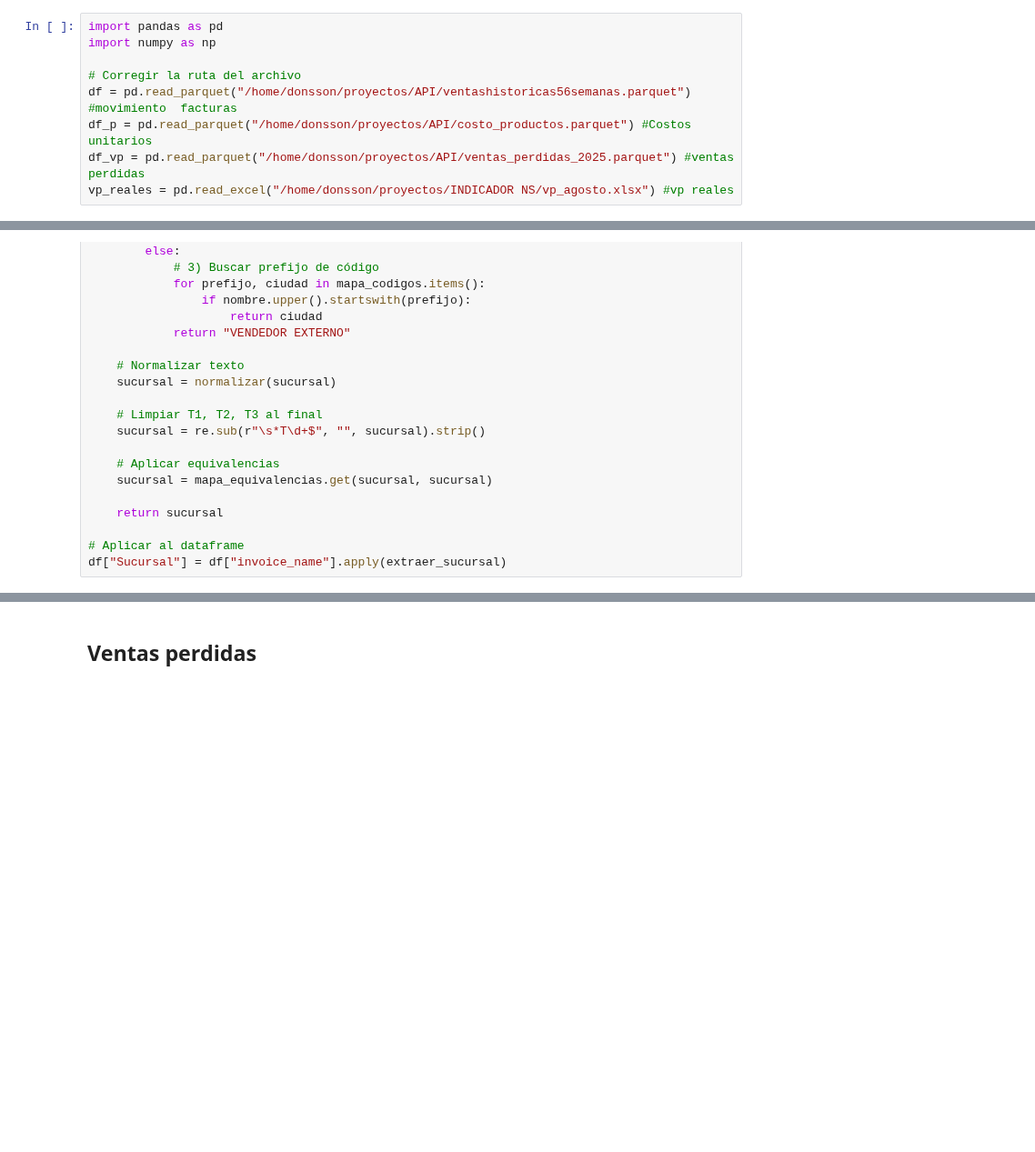
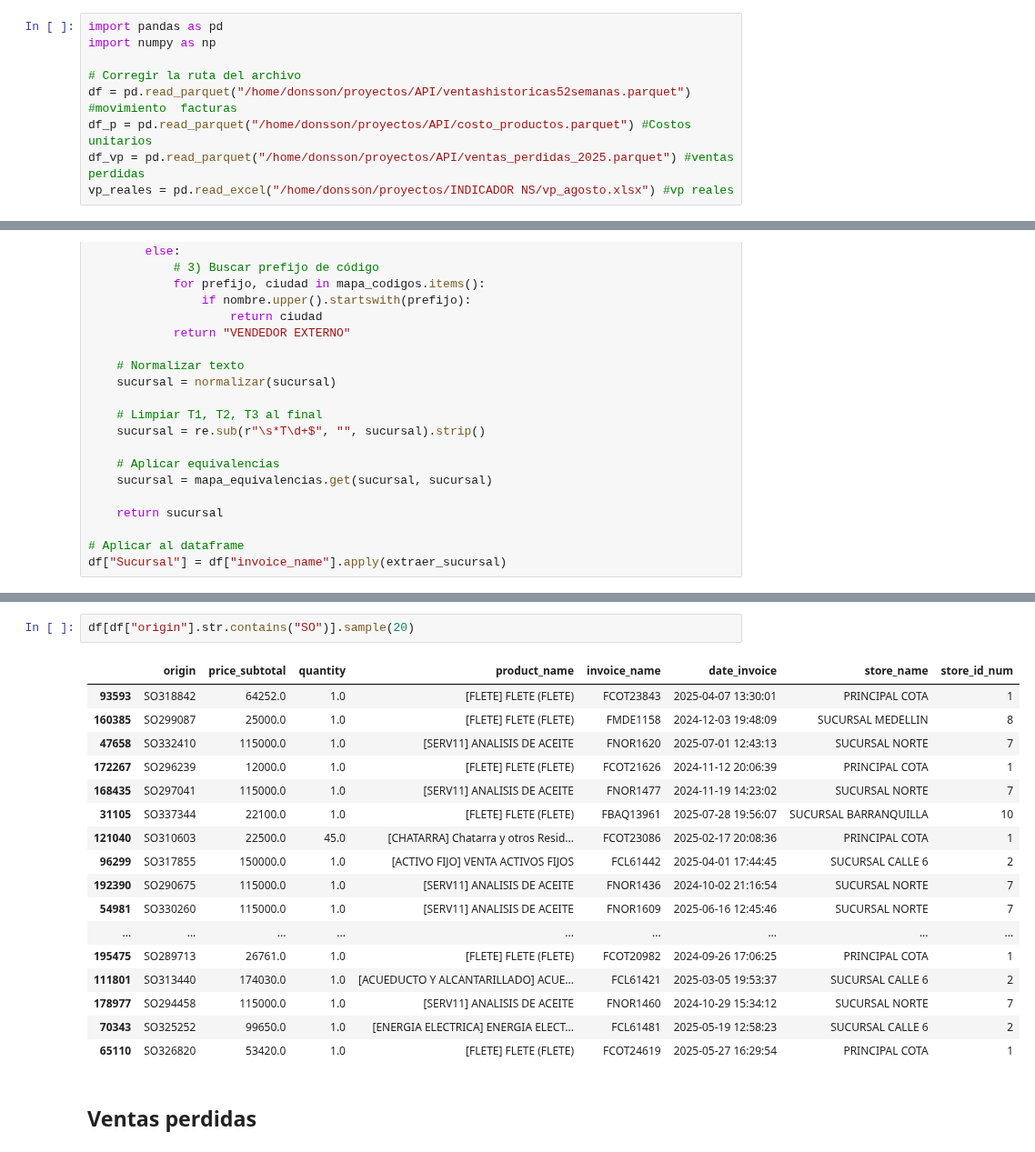
Before and after one commit to FiltrosDonsson/Proyectos-Data-analyst, a Jupyter notebook: MODELO ABASTECIMIENTO/ema.ipynb, the cells around one changed output, grey strips where cells are left out. Shown at 91% size. Cells and saved outputs as stored; diff of their text form; blank space fills up the shorter version.

```diff
--- a/MODELO ABASTECIMIENTO/ema.ipynb
+++ b/MODELO ABASTECIMIENTO/ema.ipynb
@@ -3,7 +3,7 @@ import pandas as pd
 import numpy as np
 
 # Corregir la ruta del archivo
-df = pd.read_parquet("/home/donsson/proyectos/API/ventashistoricas56semanas.parquet") #movimiento  facturas
+df = pd.read_parquet("/home/donsson/proyectos/API/ventashistoricas52semanas.parquet") #movimiento  facturas
 df_p = pd.read_parquet("/home/donsson/proyectos/API/costo_productos.parquet") #Costos unitarios
 df_vp = pd.read_parquet("/home/donsson/proyectos/API/ventas_perdidas_2025.parquet") #ventas perdidas
 vp_reales = pd.read_excel("/home/donsson/proyectos/INDICADOR NS/vp_agosto.xlsx") #vp reales
@@ -118,3 +114,23 @@ df["product_name"].nunique()
+# %%
+df[df["origin"].str.contains("SO")].sample(20)
+# %% [output]
+|  | origin | price_subtotal | quantity | product_name | invoice_name | date_invoice | store_name | store_id_num |
+| 93593 | SO318842 | 64252.0 | 1.0 | [FLETE] FLETE (FLETE) | FCOT23843 | 2025-04-07 13:30:01 | PRINCIPAL COTA | 1 |
+| 160385 | SO299087 | 25000.0 | 1.0 | [FLETE] FLETE (FLETE) | FMDE1158 | 2024-12-03 19:48:09 | SUCURSAL MEDELLIN | 8 |
+| 47658 | SO332410 | 115000.0 | 1.0 | [SERV11] ANALISIS DE ACEITE | FNOR1620 | 2025-07-01 12:43:13 | SUCURSAL NORTE | 7 |
+| 172267 | SO296239 | 12000.0 | 1.0 | [FLETE] FLETE (FLETE) | FCOT21626 | 2024-11-12 20:06:39 | PRINCIPAL COTA | 1 |
+| 168435 | SO297041 | 115000.0 | 1.0 | [SERV11] ANALISIS DE ACEITE | FNOR1477 | 2024-11-19 14:23:02 | SUCURSAL NORTE | 7 |
+| 31105 | SO337344 | 22100.0 | 1.0 | [FLETE] FLETE (FLETE) | FBAQ13961 | 2025-07-28 19:56:07 | SUCURSAL BARRANQUILLA | 10 |
+| 121040 | SO310603 | 22500.0 | 45.0 | [CHATARRA] Chatarra y otros Resid... | FCOT23086 | 2025-02-17 20:08:36 | PRINCIPAL COTA | 1 |
+| 96299 | SO317855 | 150000.0 | 1.0 | [ACTIVO FIJO] VENTA ACTIVOS FIJOS | FCL61442 | 2025-04-01 17:44:45 | SUCURSAL CALLE 6 | 2 |
+| 192390 | SO290675 | 115000.0 | 1.0 | [SERV11] ANALISIS DE ACEITE | FNOR1436 | 2024-10-02 21:16:54 | SUCURSAL NORTE | 7 |
+| 54981 | SO330260 | 115000.0 | 1.0 | [SERV11] ANALISIS DE ACEITE | FNOR1609 | 2025-06-16 12:45:46 | SUCURSAL NORTE | 7 |
+| ... | ... | ... | ... | ... | ... | ... | ... | ... |
+| 195475 | SO289713 | 26761.0 | 1.0 | [FLETE] FLETE (FLETE) | FCOT20982 | 2024-09-26 17:06:25 | PRINCIPAL COTA | 1 |
+| 111801 | SO313440 | 174030.0 | 1.0 | [ACUEDUCTO Y ALCANTARILLADO] ACUE... | FCL61421 | 2025-03-05 19:53:37 | SUCURSAL CALLE 6 | 2 |
+| 178977 | SO294458 | 115000.0 | 1.0 | [SERV11] ANALISIS DE ACEITE | FNOR1460 | 2024-10-29 15:34:12 | SUCURSAL NORTE | 7 |
+| 70343 | SO325252 | 99650.0 | 1.0 | [ENERGIA ELECTRICA] ENERGIA ELECT... | FCL61481 | 2025-05-19 12:58:23 | SUCURSAL CALLE 6 | 2 |
+| 65110 | SO326820 | 53420.0 | 1.0 | [FLETE] FLETE (FLETE) | FCOT24619 | 2025-05-27 16:29:54 | PRINCIPAL COTA | 1 |
 # %% [markdown]
 ## Ventas perdidas
 # %%
```
Also changed, not shown: parts of 3 cells of this notebook, 5 other files.
